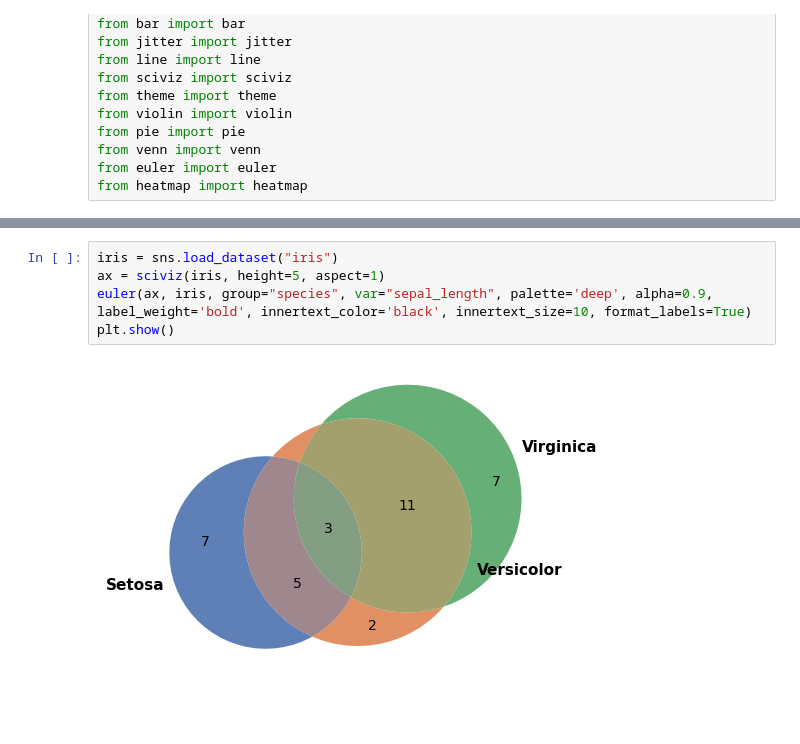
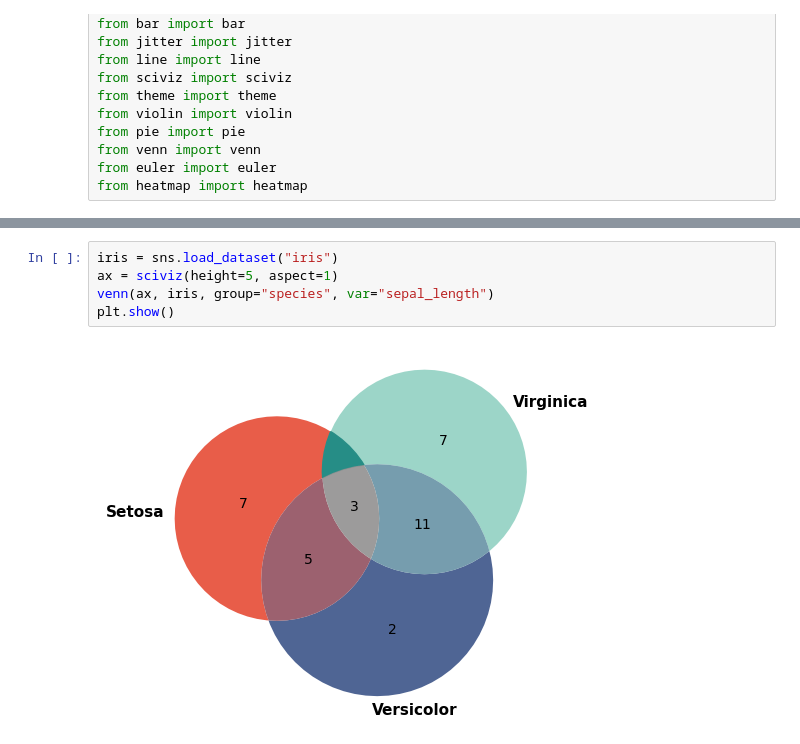
Before and after one commit to kantonopoulos/sciviz, a Jupyter notebook: sciviz/sciviz/src/test.ipynb, the cells around one changed output, grey strips where cells are left out. Saved outputs shown, nothing was run; the diff lists cells and outputs as text; blank space fills up the shorter version.

```diff
--- a/sciviz/sciviz/src/test.ipynb
+++ b/sciviz/sciviz/src/test.ipynb
@@ -36,7 +47,7 @@ plt.show()
 # %%
 iris = sns.load_dataset("iris")
-ax = sciviz(iris, height=5, aspect=1)
-euler(ax, iris, group="species", var="sepal_length", palette='deep', alpha=0.9, label_weight='bold', innertext_color='black', innertext_size=10, format_labels=True)
+ax = sciviz(height=5, aspect=1)
+venn(ax, iris, group="species", var="sepal_length")
 plt.show()
 # %% [output]
-[figure, old version]
+[figure, new version]
```
Also changed, not shown: parts of 17 cells of this notebook, 12 other files.
